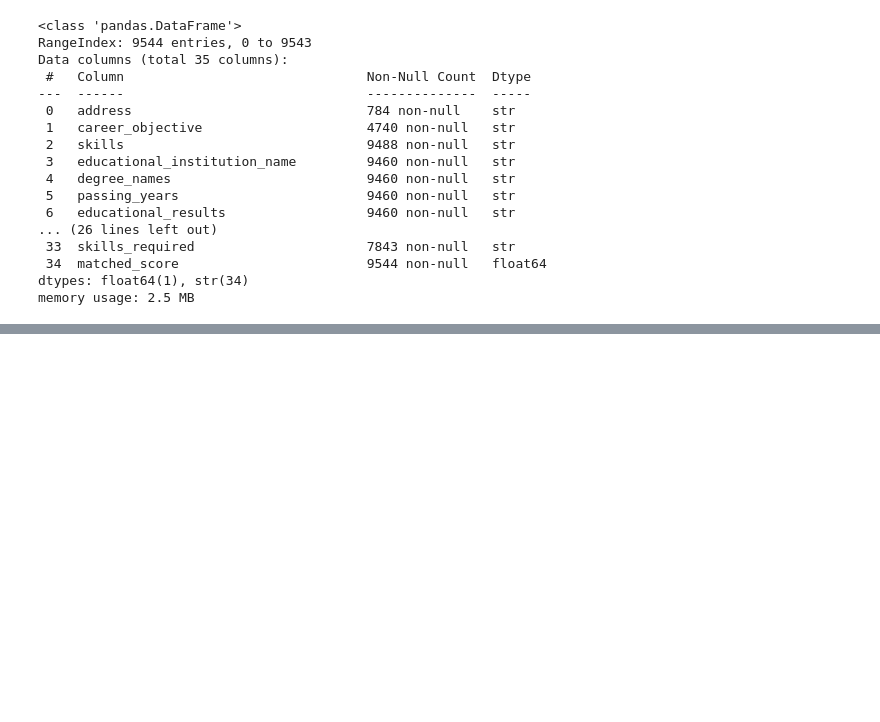
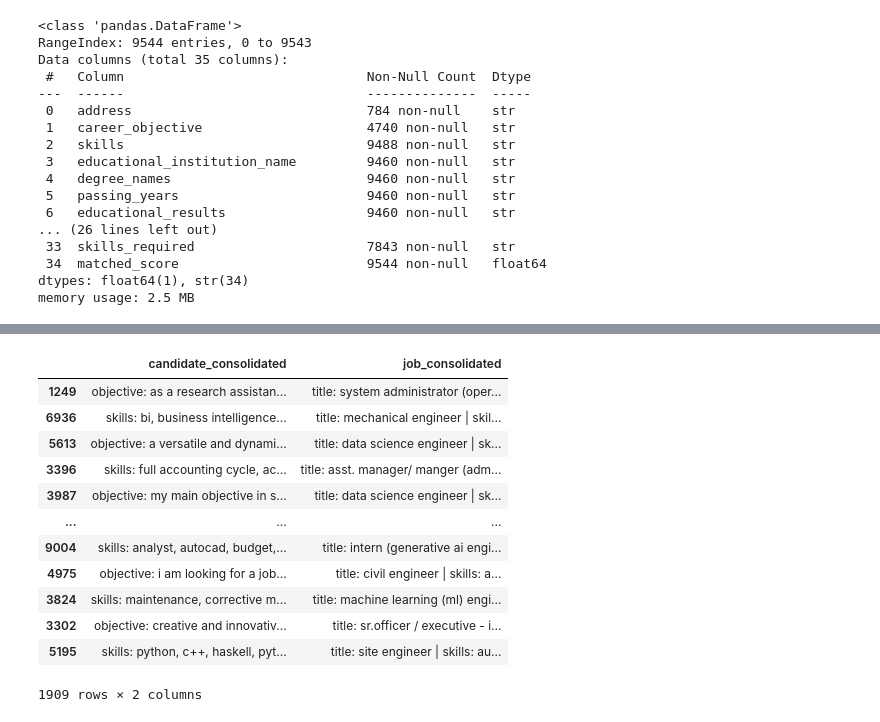
Before and after one commit to alexandermanzl/NLP_Project, a Jupyter notebook: nlp_project.ipynb, the cells around one changed output, grey strips where cells are left out. Cells and saved outputs as stored; diff of their text form; code cells hidden in the pictures; blank space fills up the shorter version.

```diff
--- a/nlp_project.ipynb
+++ b/nlp_project.ipynb
@@ -244,0 +105,16 @@ df['matched_score'].hist()
+# %%
+X_test
+# %% [output]
+|  | candidate_consolidated | job_consolidated |
+| 1249 | objective: as a research assistan... | title: system administrator (oper... |
+| 6936 | skills: bi, business intelligence... | title: mechanical engineer | skil... |
+| 5613 | objective: a versatile and dynami... | title: data science engineer | sk... |
+| 3396 | skills: full accounting cycle, ac... | title: asst. manager/ manger (adm... |
+| 3987 | objective: my main objective in s... | title: data science engineer | sk... |
+| ... | ... | ... |
+| 9004 | skills: analyst, autocad, budget,... | title: intern (generative ai engi... |
+| 4975 | objective: i am looking for a job... | title: civil engineer | skills: a... |
+| 3824 | skills: maintenance, corrective m... | title: machine learning (ml) engi... |
+| 3302 | objective: creative and innovativ... | title: sr.officer / executive - i... |
+| 5195 | skills: python, c++, haskell, pyt... | title: site engineer | skills: au... |
+1909 rows × 2 columns
```
Also changed, not shown: parts of 24 cells of this notebook, 4 other files.
